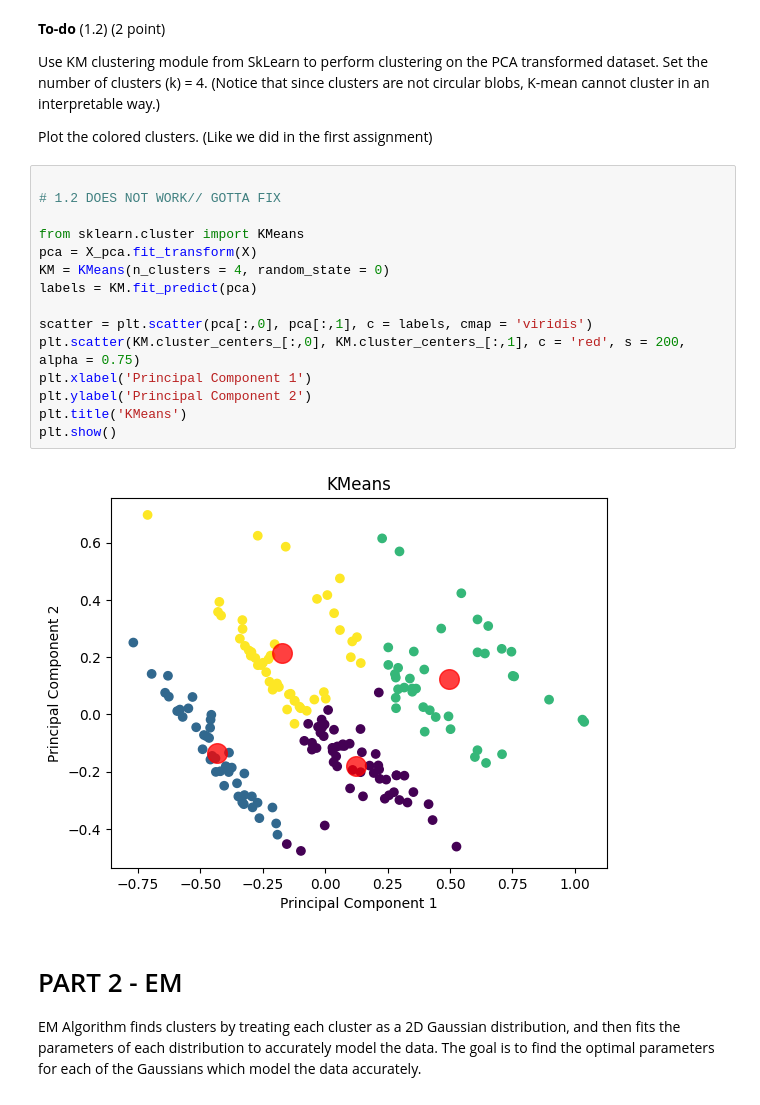
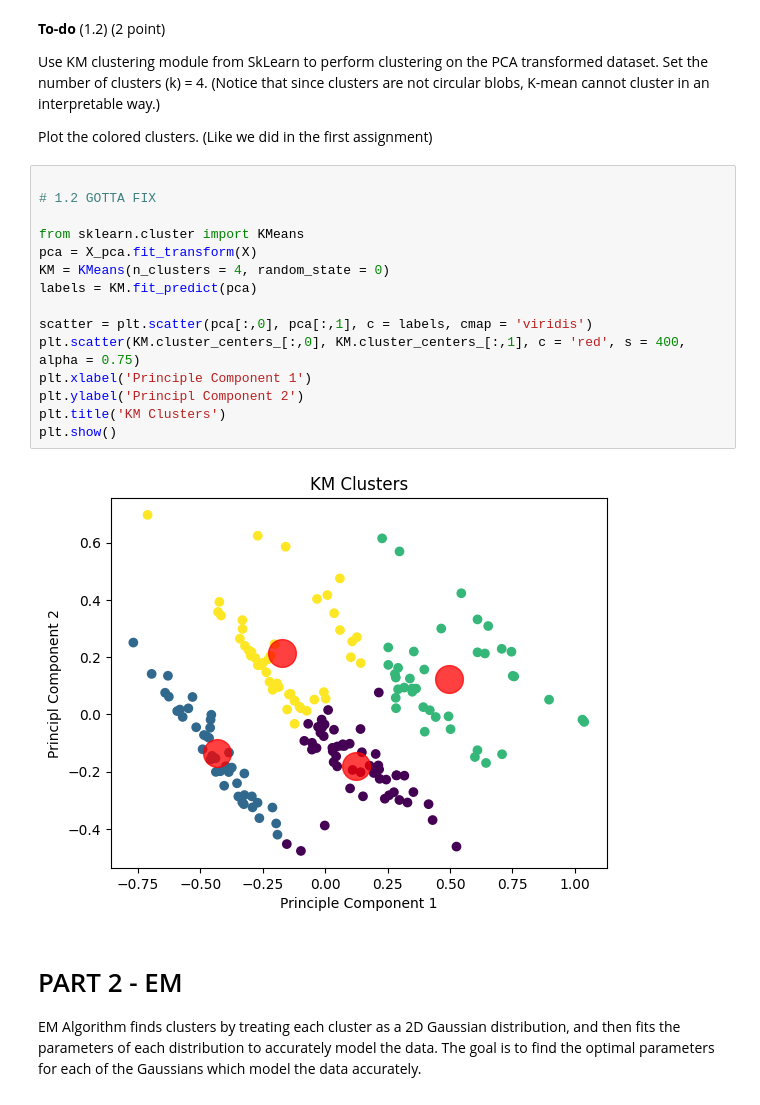
Before and after one commit to siakhorsand/Kmeans, a Jupyter notebook: A2/A2.ipynb, the cells around one changed output. Cells and saved outputs as stored; diff of their text form.

```diff
--- a/A2/A2.ipynb
+++ b/A2/A2.ipynb
@@ -76,21 +76,21 @@ Use KM clustering module from SkLearn to perform clustering on the PCA transform
 Plot the colored clusters. (Like we did in the first assignment)
 # %%
 
-# 1.2 DOES NOT WORK// GOTTA FIX
+# 1.2 GOTTA FIX
 
 from sklearn.cluster import KMeans
 pca = X_pca.fit_transform(X)
 KM = KMeans(n_clusters = 4, random_state = 0)
 labels = KM.fit_predict(pca)
 
 scatter = plt.scatter(pca[:,0], pca[:,1], c = labels, cmap = 'viridis')
-plt.scatter(KM.cluster_centers_[:,0], KM.cluster_centers_[:,1], c = 'red', s = 200, alpha = 0.75)
-plt.xlabel('Principal Component 1')
-plt.ylabel('Principal Component 2')
-plt.title('KMeans')
+plt.scatter(KM.cluster_centers_[:,0], KM.cluster_centers_[:,1], c = 'red', s = 400, alpha = 0.75)
+plt.xlabel('Principle Component 1')
+plt.ylabel('Principl Component 2')
+plt.title('KM Clusters')
 plt.show()
 # %% [output]
-[figure, old version]
+[figure, new version]
 # %% [markdown]
 # PART 2 - EM
 
```
Also changed, not shown: parts of 12 cells of this notebook.
